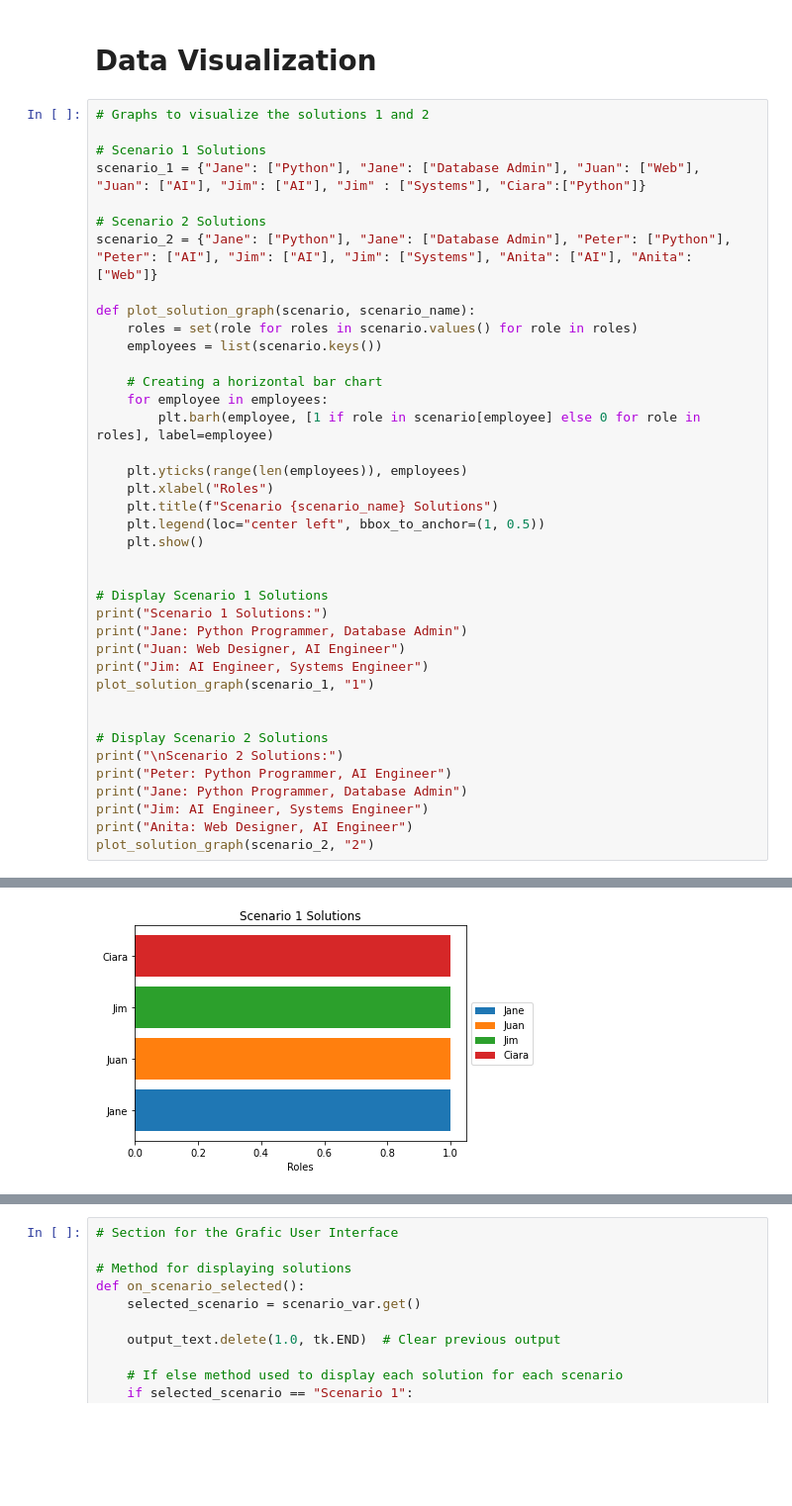
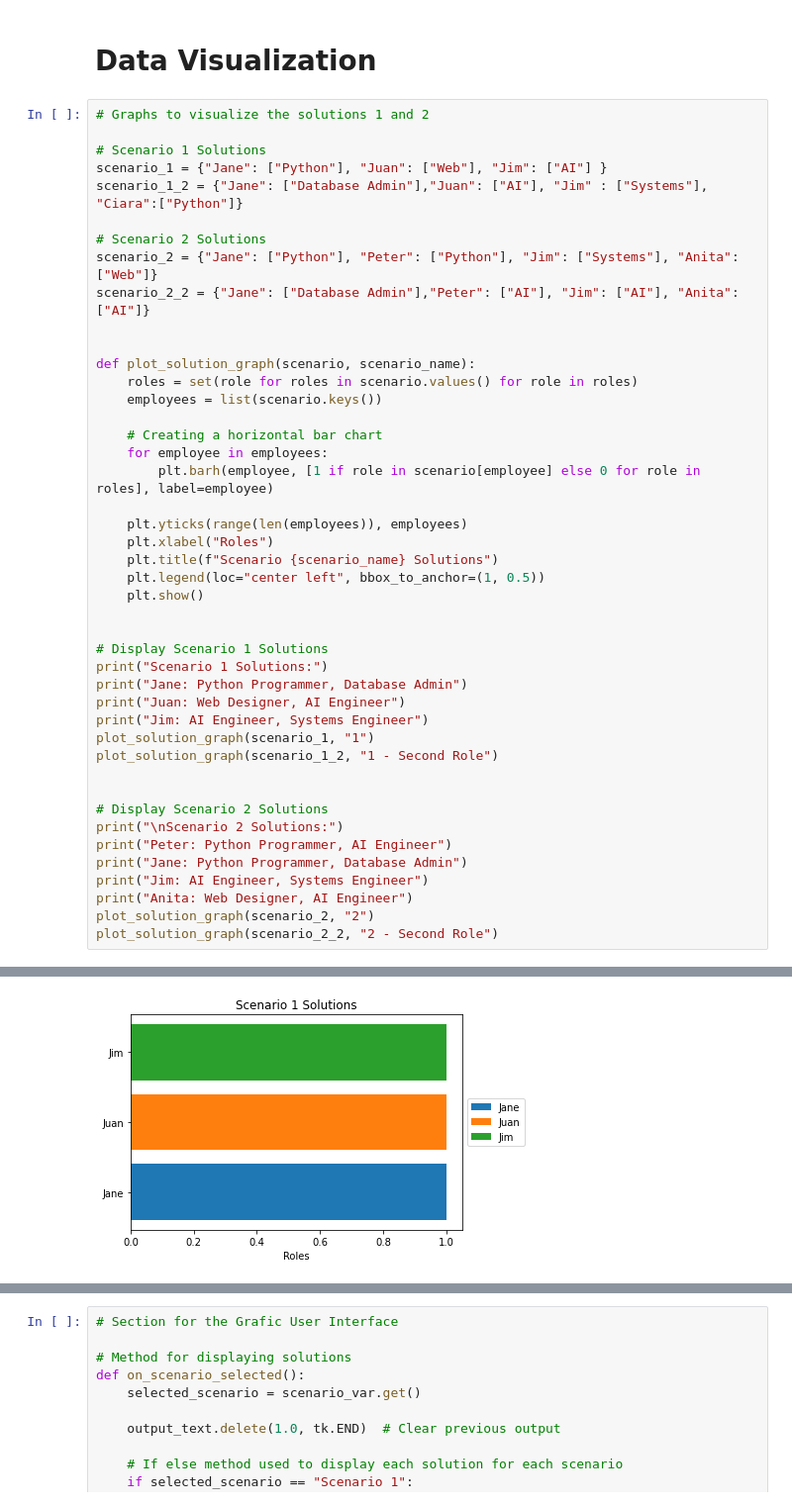
Before and after one commit to 2020300/CA-AI-DVC, a Jupyter notebook: Documents/CA-Int-AI-DVC/CA-Int-AI-DVC.ipynb, the cells around one changed output, grey strips where cells are left out. Shown at 99% size. Drawn from its saved outputs; the diff is of its cells as text; blank space fills up the shorter version.

```diff
--- a/Documents/CA-Int-AI-DVC/CA-Int-AI-DVC.ipynb
+++ b/Documents/CA-Int-AI-DVC/CA-Int-AI-DVC.ipynb
@@ -87,10 +87,13 @@ Peter, Jane, Jim and Anita. Peter will act as one of the two Python Programmers
 # Graphs to visualize the solutions 1 and 2
 
 # Scenario 1 Solutions
-scenario_1 = {"Jane": ["Python"], "Jane": ["Database Admin"], "Juan": ["Web"], "Juan": ["AI"], "Jim": ["AI"], "Jim" : ["Systems"], "Ciara":["Python"]}
+scenario_1 = {"Jane": ["Python"], "Juan": ["Web"], "Jim": ["AI"] }
+scenario_1_2 = {"Jane": ["Database Admin"],"Juan": ["AI"], "Jim" : ["Systems"], "Ciara":["Python"]}
 
 # Scenario 2 Solutions
-scenario_2 = {"Jane": ["Python"], "Jane": ["Database Admin"], "Peter": ["Python"], "Peter": ["AI"], "Jim": ["AI"], "Jim": ["Systems"], "Anita": ["AI"], "Anita": ["Web"]}
+scenario_2 = {"Jane": ["Python"], "Peter": ["Python"], "Jim": ["Systems"], "Anita": ["Web"]}
+scenario_2_2 = {"Jane": ["Database Admin"],"Peter": ["AI"], "Jim": ["AI"], "Anita": ["AI"]}
+
 
 def plot_solution_graph(scenario, scenario_name):
     roles = set(role for roles in scenario.values() for role in roles)
@@ -100,31 +103,33 @@ def plot_solution_graph(scenario, scenario_name):
     for employee in employees:
         plt.barh(employee, [1 if role in scenario[employee] else 0 for role in roles], label=employee)
 
     plt.yticks(range(len(employees)), employees)
     plt.xlabel("Roles")
     plt.title(f"Scenario {scenario_name} Solutions")
     plt.legend(loc="center left", bbox_to_anchor=(1, 0.5))
     plt.show()
 
 
 # Display Scenario 1 Solutions
 print("Scenario 1 Solutions:")
 print("Jane: Python Programmer, Database Admin")
 print("Juan: Web Designer, AI Engineer")
 print("Jim: AI Engineer, Systems Engineer")
 plot_solution_graph(scenario_1, "1")
+plot_solution_graph(scenario_1_2, "1 - Second Role")
 
 
 # Display Scenario 2 Solutions
 print("\nScenario 2 Solutions:")
 print("Peter: Python Programmer, AI Engineer")
 print("Jane: Python Programmer, Database Admin")
 print("Jim: AI Engineer, Systems Engineer")
 print("Anita: Web Designer, AI Engineer")
 plot_solution_graph(scenario_2, "2")
+plot_solution_graph(scenario_2_2, "2 - Second Role")
 # %% [output]
 Scenario 1 Solutions:
 Jane: Python Programmer, Database Admin
 Juan: Web Designer, AI Engineer
 Jim: AI Engineer, Systems Engineer
-[figure, old version]
+[figure, new version]
```
Also changed, not shown: parts of 1 cell of this notebook, 1 other file.
